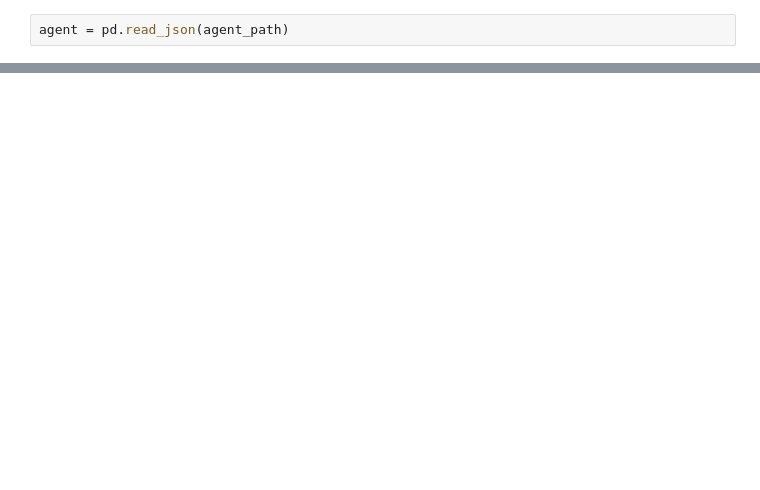
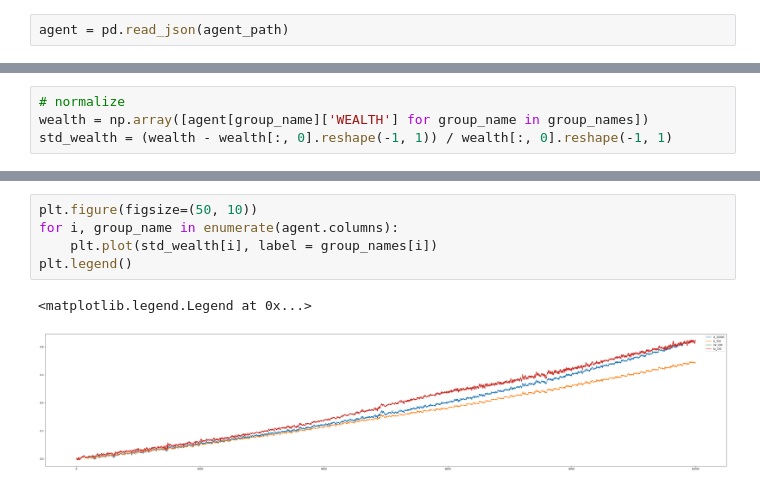
Before and after one commit to lainn9527/market_simulator, a Jupyter notebook: visualization.ipynb, the cells around one changed output, grey strips where cells are left out. Saved outputs shown, nothing was run; the diff lists cells and outputs as text; blank space fills up the shorter version.

```diff
--- a/visualization.ipynb
+++ b/visualization.ipynb
@@ -25,2 +29,6 @@ Index(['ra_1_CASH', 'ra_1_TSMC', 'ra_1_WEALTH', 'tr_1_CASH', 'tr_1_TSMC',
+# %%
+# normalize
+wealth = np.array([agent[group_name]['WEALTH'] for group_name in group_names])
+std_wealth = (wealth - wealth[:, 0].reshape(-1, 1)) / wealth[:, 0].reshape(-1, 1)
 # %%
 # for agent_type in agent.columns:
@@ -44,0 +50,8 @@ for i in range(len(agent.columns)):
+# %%
+plt.figure(figsize=(50, 10))
+for i, group_name in enumerate(agent.columns):
+    plt.plot(std_wealth[i], label = group_names[i])
+plt.legend()
+# %% [output]
+<matplotlib.legend.Legend at 0x...>
+[figure, added]
```
Also changed, not shown: parts of 8 cells of this notebook, 7 other files.
